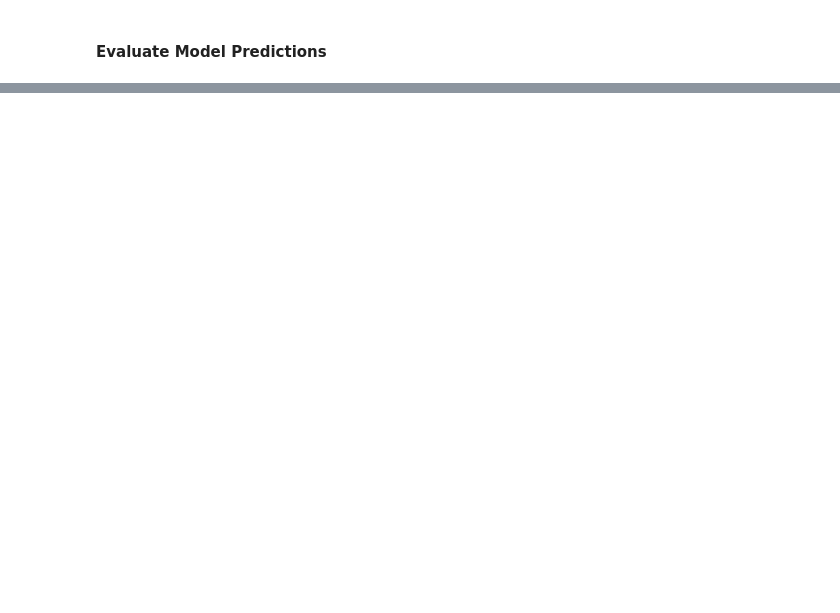
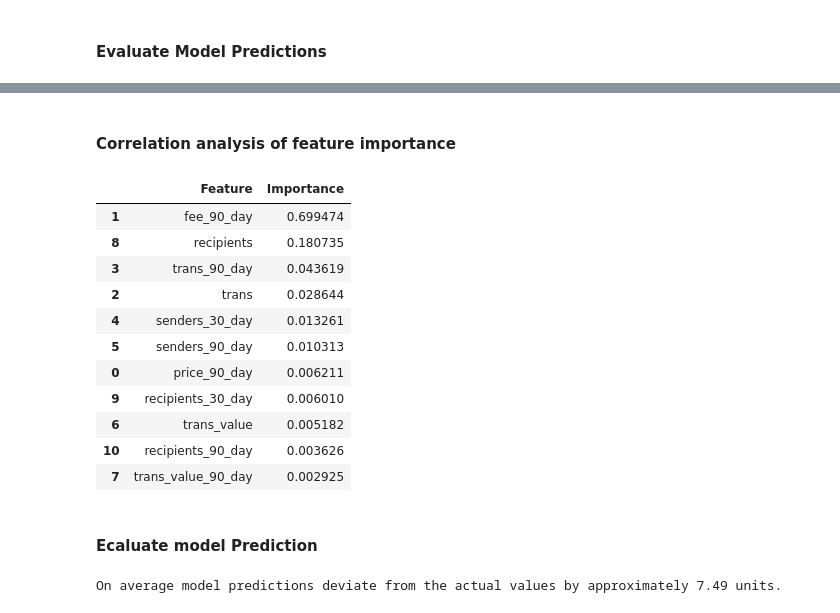
Before and after one commit to MartinBenediktBusch/rootstock-analysis, a Jupyter notebook: analysis/analysis.ipynb, the cells around one changed output, grey strips where cells are left out. Drawn from its saved outputs; the diff is of its cells as text; code cells hidden in the pictures; blank space fills up the shorter version.

```diff
--- a/analysis/analysis.ipynb
+++ b/analysis/analysis.ipynb
@@ -263,0 +286,4 @@ Approximately 46.09% of the variance in the target variable is explained by the
+# %%
+# Linear Interpolate missing values for both y_train and y_test
+y_train_interpolated = (pd.Series(y_train).interpolate(method='linear').bfill().ffill().to_numpy())
+y_test_interpolated = (pd.Series(y_test).interpolate(method='linear').bfill().ffill().to_numpy())
@@ -263,0 +373,32 @@ Approximately 46.09% of the variance in the target variable is explained by the
+# %% [markdown]
+#### Correlation analysis of feature importance
+# %%
+importances = reg.feature_importances_
+
+# Create a DataFrame for easy visualization
+importances_df = pd.DataFrame({
+    'Feature': X_train.columns,
+    'Importance': importances
+}).sort_values(by='Importance', ascending=False)
+
+importances_df
+# %% [output]
+|  | Feature | Importance |
+| 1 | fee_90_day | 0.699474 |
+| 8 | recipients | 0.180735 |
+| 3 | trans_90_day | 0.043619 |
+| 2 | trans | 0.028644 |
+| 4 | senders_30_day | 0.013261 |
+| 5 | senders_90_day | 0.010313 |
+| 0 | price_90_day | 0.006211 |
+| 9 | recipients_30_day | 0.006010 |
+| 6 | trans_value | 0.005182 |
+| 10 | recipients_90_day | 0.003626 |
+| 7 | trans_value_90_day | 0.002925 |
+# %% [markdown]
+#### Ecaluate model Prediction
+# %%
+mae = mean_absolute_error(y_test_interpolated, predictions)
+print(f'On average model predictions deviate from the actual values by approximately {round(mae, 2)} units.')
+# %% [output]
+On average model predictions deviate from the actual values by approximately 7.49 units.
```
Also changed, not shown: parts of 33 cells of this notebook.
